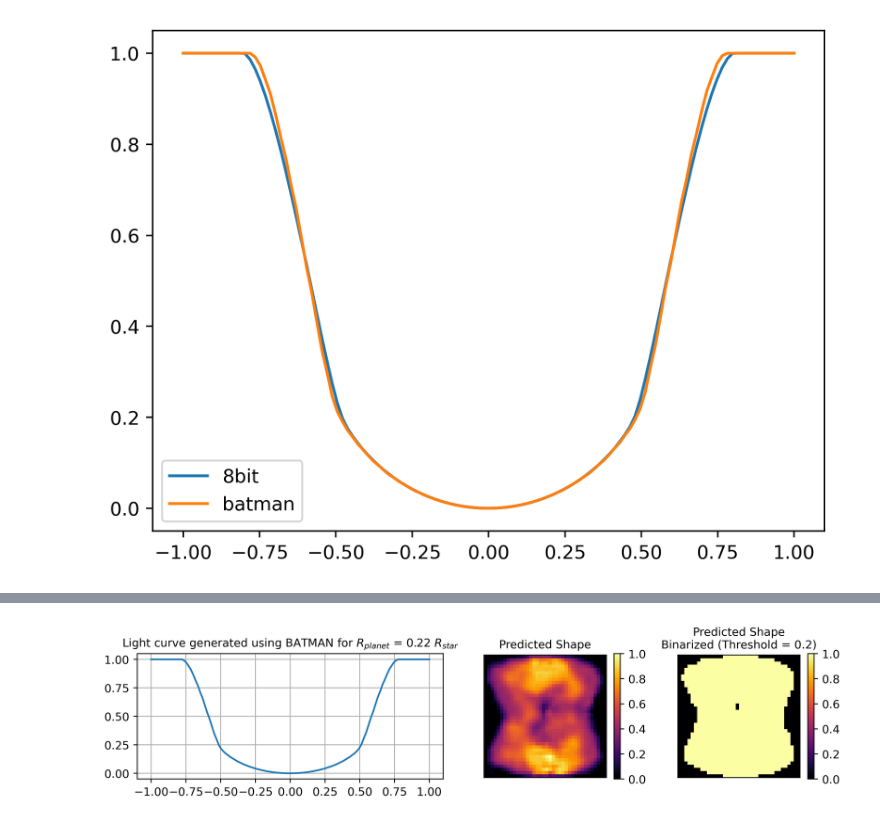
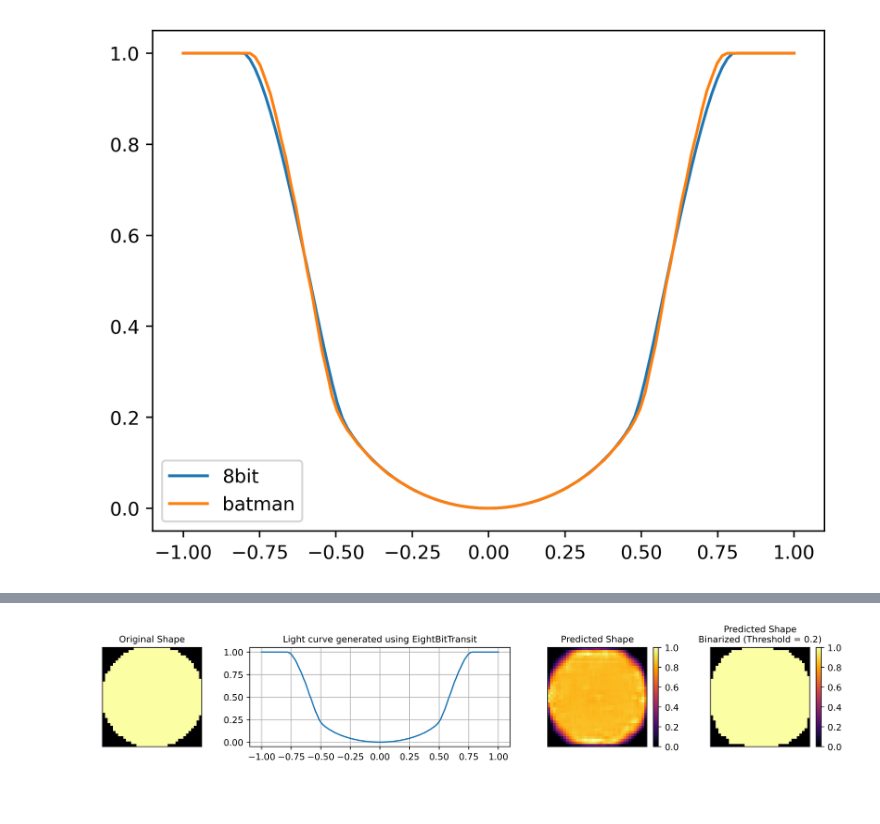
Before and after one commit to abrahammathews2000/mega, a Jupyter notebook: ml_training/tutorial/juliet/hats46/batman_model_lc.ipynb, the cells around one changed output, grey strips where cells are left out. Saved outputs shown, nothing was run; the diff lists cells and outputs as text; code cells hidden in the pictures; blank space fills up the shorter version.

```diff
--- a/ml_training/tutorial/juliet/hats46/batman_model_lc.ipynb
+++ b/ml_training/tutorial/juliet/hats46/batman_model_lc.ipynb
@@ -145,15 +169,15 @@ plt.show()
 # %%
 # Load ML Model
 # # ML Prediciton
-# model_load = load_model("../ml_model/sep22_singleModel_uniform_SNR/model_sep22_unf_50_500_v1.h5")
+# model_load = load_model("/scratch/abraham/Documents/mega_git/mega/ml_model/sep22_singleModel_uniform_SNR/model_sep22_unf_50_500_v1.h5")
 # Model trained on 9 LDCs
 model_load = load_model("/scratch/abraham/Documents/mega_git/mega/ml_model/nov13_model1/nov13_model1_sample_interpolate_no_noise_unf_samplept_20to60.h5")
 
 # model_load.summary()
 
 # Predict shape
-local_view_predict_shape = model_load.predict(lc_test_sampled)
-# local_view_predict_shape = model_load.predict(lc_8bit)
+# local_view_predict_shape = model_load.predict(lc_test_sampled)
+local_view_predict_shape = model_load.predict(lc_8bit)
 test_predict_shape_normalized = np.zeros(local_view_predict_shape.shape[:])
 test_predict_shape_normalized = (local_view_predict_shape - np.amin(local_view_predict_shape))/(np.amax(local_view_predict_shape) - np.amin(local_view_predict_shape))
 print("Normalized the predicted shape")
@@ -190,27 +195,47 @@ def binarize_predicted_image(org_image_array):
     return(binarize_predicted_image_array)
 
 binarize_predicted_image_array = binarize_predicted_image(local_view_predict_shape)
+# %%
+train_shape_dir = '/scratch/abraham/Documents/mega_git/mega/data/train/npy/shape/train_shape_5_9times.npy'
+train_shape = np.load(train_shape_dir)
+
+# 2. Normalize the image, convert to opacity map
+## Train Set
+train_shape = train_shape/np.amax(train_shape)
+train_shape_where_0 = np.where(train_shape == 0)
+train_shape_where_1 = np.where(train_shape == 1)
+train_shape[train_shape_where_0] = 1  # 1 represent the shape (1 opacity)
+train_shape[train_shape_where_1] = 0  # 0 represent background (0 opacity)
 # %%
 # plot the prediction of a single Kepler light curve
 # you can give the index
 
 # Plotting with binarizing also
 plt.rcParams['figure.dpi'] = 400
-fig,ax=plt.subplots(1,3, figsize=(11,2), gridspec_kw={ 'width_ratios': [2,1,1],
+fig,ax=plt.subplots(1,4, figsize=(15,2), gridspec_kw={ 'width_ratios': [1,2,1,1],
 'wspace': 0.2,'hspace': 0.4})
 
-ax[0].set_title(r'Light curve generated using BATMAN for $R_{planet}$ = 0.22 $R_{star}$',size=10)
-ax[0].plot(np.linspace(-1.0,1.0,len(lc_test_sampled[0])),lc_test_sampled[0])
-ax[0].grid('on')
 
-ax[1].set_title(f'Predicted Shape',size=10)
-img = ax[1].imshow(local_view_predict_shape[0],cmap='inferno')
-plt.colorbar(img)
-ax[1].tick_params(left = False, right = False , labelleft = False ,labelbottom = False, bottom = False)
+ax[0].set_title(f'Original Shape',size=10)
+img = ax[0].imshow(train_shape[0],cmap='inferno')
+# plt.colorbar(img)
+ax[0].tick_params(left = False, right = False , labelleft = False ,labelbottom = False, bottom = False)
 
-ax[2].set_title(f'Predicted Shape\nBinarized (Threshold = 0.2)',size=10)
-img = ax[2].imshow(binarize_predicted_image_array[0],cmap='inferno')
+
+# ax[0].set_title(r'Light curve generated using BATMAN for $R_{planet}$ = 0.22 $R_{star}$',size=10)
+ax[1].set_title(r'Light curve generated using EightBitTransit',size=10)
+
+ax[1].plot(np.linspace(-1.0,1.0,len(lc_test_sampled[0])),lc_test_sampled[0])
+ax[1].grid('on')
+
+ax[2].set_title(f'Predicted Shape',size=10)
+img = ax[2].imshow(local_view_predict_shape[0],cmap='inferno')
 plt.colorbar(img)
 ax[2].tick_params(left = False, right = False , labelleft = False ,labelbottom = False, bottom = False)
+
+ax[3].set_title(f'Predicted Shape\nBinarized (Threshold = 0.2)',size=10)
+img = ax[3].imshow(binarize_predicted_image_array[0],cmap='inferno')
+plt.colorbar(img)
+ax[3].tick_params(left = False, right = False , labelleft = False ,labelbottom = False, bottom = False)
 # %% [output]
-[figure, old version]
+[figure, new version]
```
Also changed, not shown: parts of 5 cells of this notebook.
